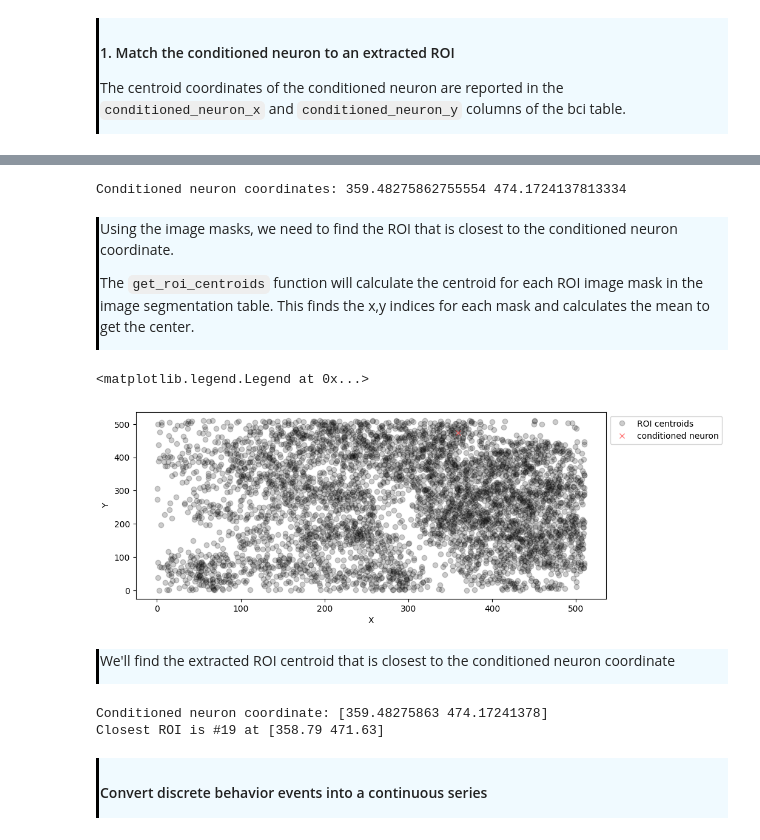
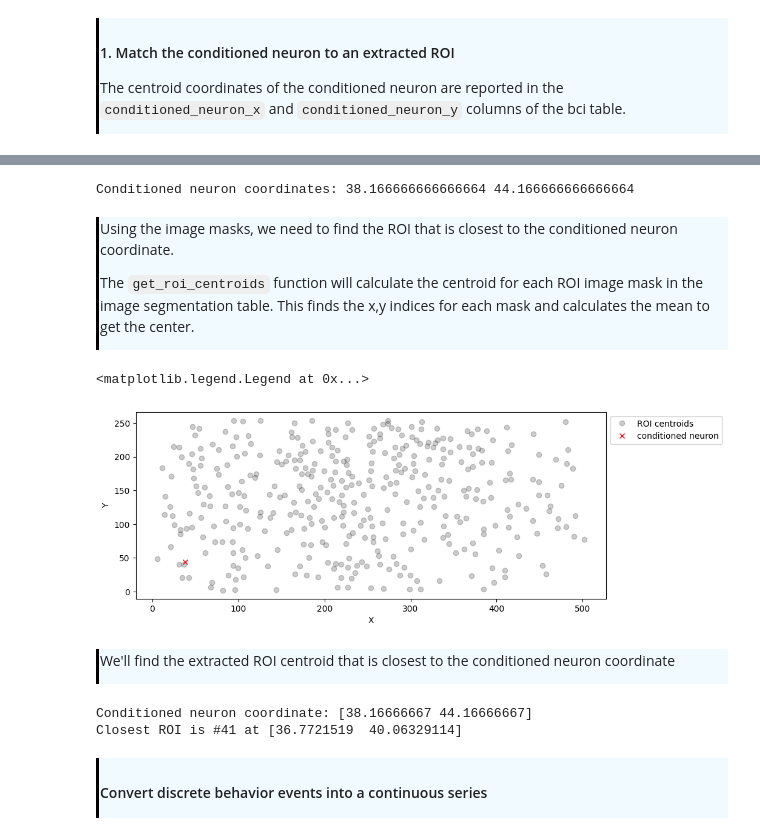
Before and after one commit to AllenNeuralDynamics/AIND-CNC-BCI-Workshop, a Jupyter notebook: code/load_data.ipynb, the cells around one changed output, grey strips where cells are left out. Saved outputs shown, nothing was run; the diff lists cells and outputs as text; code cells hidden in the pictures.

```diff
--- a/code/load_data.ipynb
+++ b/code/load_data.ipynb
@@ -87,7 +82,7 @@ The /data folder contains a directory named for each experimental session that w
 
 From the metadata table, we'll store the subject_id and date for a session of interest.
 # %%
-idx = 1
+idx = 0
 
 subject_id = metadata.subject_id[idx]
 date = metadata.session_time[idx][0:10] # save just the year, month, and date
@@ -187,6 +178,6 @@ Frame Rate: 30.0145
 # %%
 # Select an ROI
-ROI = 30
+ROI = 75
 
 # Figure parameters
 plt.rcParams["figure.figsize"] = (10, 4)
@@ -466,7 +453,7 @@ bci[0:5]
 # %%
 print('Conditioned neuron coordinates:', bci.conditioned_neuron_x[0], bci.conditioned_neuron_y[0])
 # %% [output]
-Conditioned neuron coordinates: 359.48275862755554 474.1724137813334
+Conditioned neuron coordinates: 38.166666666666664 44.166666666666664
 # %% [markdown]
 <div style="border-left: 3px solid #000; padding: 1px; padding-left: 10px; background: #F0FAFF; ">
 
@@ -485,19 +472,19 @@ def get_roi_centroids(image_segmentation):
 # %%
 # Calculate centroids for each ROI and add to the image segmentation table
 
 centroids = get_roi_centroids(image_segmentation)
 centroidX = centroids[:, 0]
 centroidY = centroids[:, 1]
 
 plt.plot(centroidX, centroidY, 'ko', alpha = 0.2, label = 'ROI centroids')
-plt.plot(bci['conditioned_neuron_x'].dropna().iloc[0], bci['conditioned_neuron_y'].dropna().iloc[0], 'rx', alpha = 0.5, label = 'conditioned neuron')
+plt.plot(bci['conditioned_neuron_x'].dropna().iloc[0], bci['conditioned_neuron_y'].dropna().iloc[0], 'rx', alpha = 1, label = 'conditioned neuron')
 plt.xlabel('X')
 plt.ylabel('Y')
 plt.legend()
 plt.legend(bbox_to_anchor=(1.0, 1.0))
 # %% [output]
 <matplotlib.legend.Legend at 0x...>
-[figure, old version]
+[figure, new version]
 # %% [markdown]
 <div style="border-left: 3px solid #000; padding: 1px; padding-left: 10px; background: #F0FAFF; ">
 
@@ -515,8 +502,8 @@ roi_coords = np.stack((centroids[:, 0], centroids[:, 1]), axis=1)
 conditioned_neuron = np.argmin(np.linalg.norm(roi_coords - conditioned_coord, axis=1)) # Calculate euclidean distance between each ROI coord and conditioend neuron coord, find min
 print(f"Closest ROI is #{conditioned_neuron} at {centroids[conditioned_neuron]}")
 # %% [output]
-Conditioned neuron coordinate: [359.48275863 474.17241378]
-Closest ROI is #19 at [358.79 471.63]
+Conditioned neuron coordinate: [38.16666667 44.16666667]
+Closest ROI is #41 at [36.7721519  40.06329114]
 # %% [markdown]
 <div style="border-left: 3px solid #000; padding: 1px; padding-left: 10px; background: #F0FAFF; ">
 
```
Also changed, not shown: parts of 16 cells of this notebook, 2 other files.
